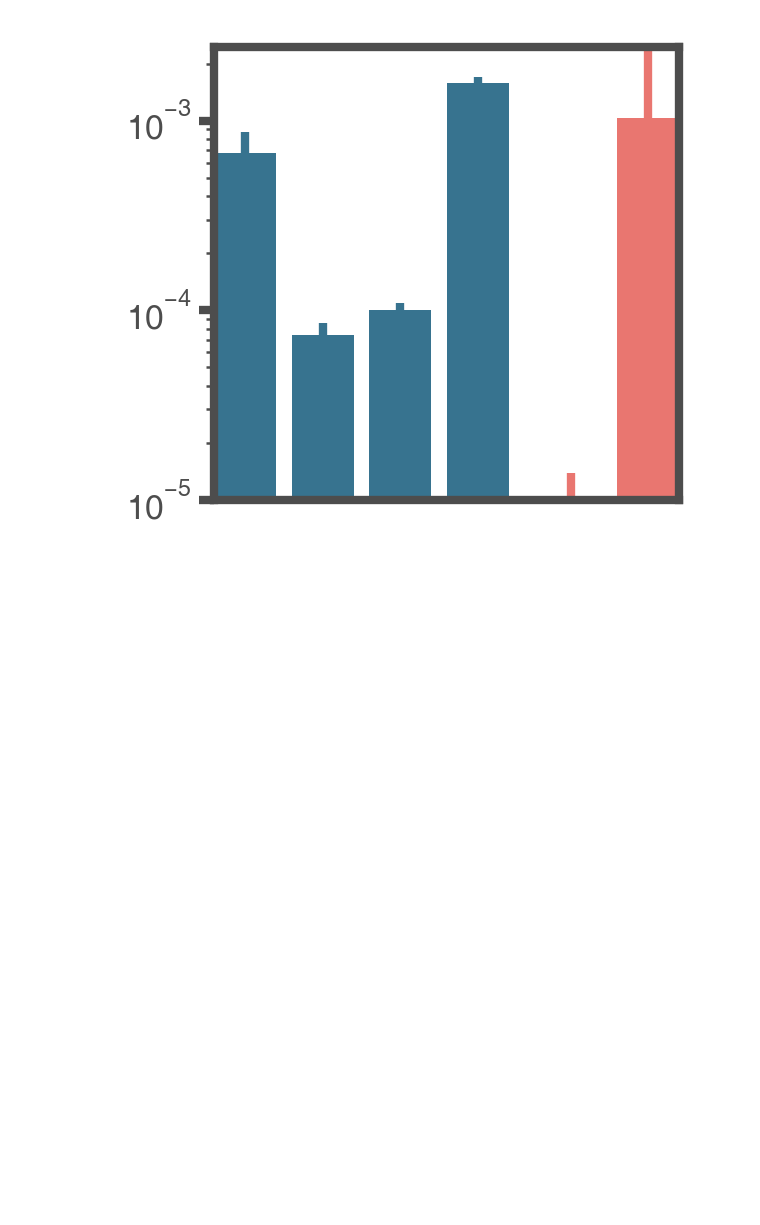
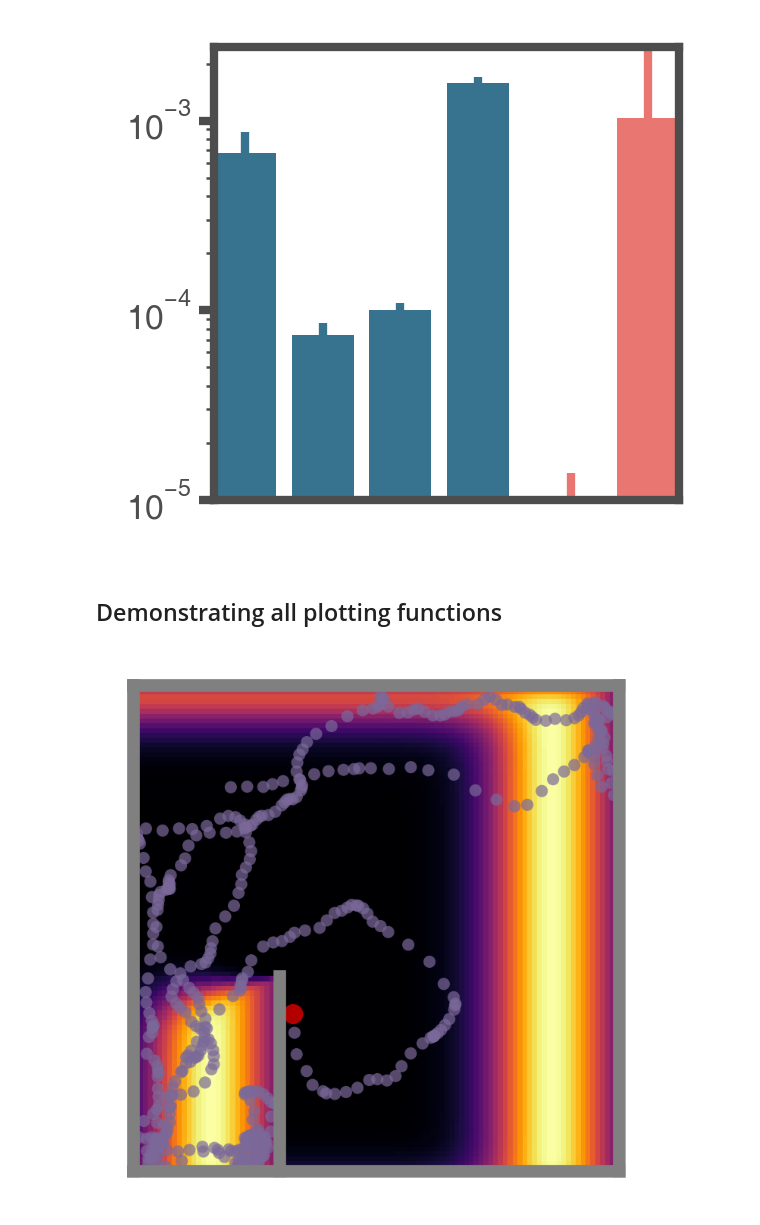
Before and after one commit to RatInABox-Lab/RatInABox, a Jupyter notebook: example_scripts/paper_figures.ipynb, the cells around one changed output. Saved outputs shown, nothing was run; the diff lists cells and outputs as text; code cells hidden in the pictures; blank space fills up the shorter version.

```diff
--- a/example_scripts/paper_figures.ipynb
+++ b/example_scripts/paper_figures.ipynb
@@ -560,3 +560,5 @@ tpl.saveFigure(fig,'clocktimes')
 # %% [output]
 '../figures/220702/clocktimes_2318_1'
 [figure]
+# %% [markdown]
+## Demonstrating all plotting functions
@@ -562,0 +588,56 @@ tpl.saveFigure(fig,'clocktimes')
+# %%
+fig, ax = Env.plot_environment()
+plt.savefig("../figures/plotting_examples_save/plot_env.svg")
+fig, ax = Env1D.plot_environment()
+plt.savefig("../figures/plotting_examples_save/plot_env_1D.svg")
+
+fig, ax = Ag.plot_trajectory(t_end=120)
+plt.savefig("../figures/plotting_examples_save/plot_traj.svg")
+fig, ax = Ag1D.plot_trajectory(t_end=120)
+plt.savefig("../figures/plotting_examples_save/plot_traj_1D.svg")
+
+fig, ax = Ag.plot_position_heatmap()
+plt.savefig("../figures/plotting_examples_save/plot_heatmap.svg")
+fig, ax = Ag1D.plot_position_heatmap()
+plt.savefig("../figures/plotting_examples_save/plot_heatmap_1D.svg")
+
+fig, ax = Ag.plot_histogram_of_speeds()
+plt.savefig("../figures/plotting_examples_save/plot_histogram_speed.svg")
+
+fig, ax = Ag.plot_histogram_of_rotational_velocities()
+plt.savefig("../figures/plotting_examples_save/plot_histogram_rotvel.svg")
+
+
+
+fig, ax = GCs.plot_rate_map()
+plt.savefig("../figures/plotting_examples_save/gc_plotrm.svg")
+fig, ax = PCs1D.plot_rate_map()
+plt.savefig("../figures/plotting_examples_save/pc1d_plotrm.svg")
+
+fig, ax = GCs.plot_rate_map(method='history')
+plt.savefig("../figures/plotting_examples_save/gc_plotrm_history.svg")
+fig, ax = PCs1D.plot_rate_map(method='history')
+plt.savefig("../figures/plotting_examples_save/pc1d_plotrm_history.svg")
+
+fig, ax = GCs.plot_rate_map(method='neither',spikes=True)
+plt.savefig("../figures/plotting_examples_save/gc_plotrm_spikes.svg")
+fig, ax = PCs1D.plot_rate_map(method='neither',spikes=True)
+plt.savefig("../figures/plotting_examples_save/pc1d_plotrm_spikes.svg")
+
+
+
+fig, ax = GCs.plot_rate_timeseries(t_end=120)
+plt.savefig("../figures/plotting_examples_save/gc_plotrts.svg")
+
+
+PCs.plot_place_cell_locations()
+plt.savefig("../figures/plotting_examples_save/pc_locations.svg")
+
+BVCs.plot_BVC_receptive_field()
+plt.savefig("../figures/plotting_examples_save/bvc_rfs.svg")
+
+fig, ax = BVCs.plot_rate_map(chosen_neurons="1")
+fig, ax = Ag.plot_trajectory(t_end=120,fig=fig,ax=ax[0])
+plt.savefig("../figures/plotting_examples_save/trajectory_on_ratemap.svg")
+# %% [output]
+[figure, added]
```
Also changed, not shown: parts of 1 cell of this notebook, 24 other files.
